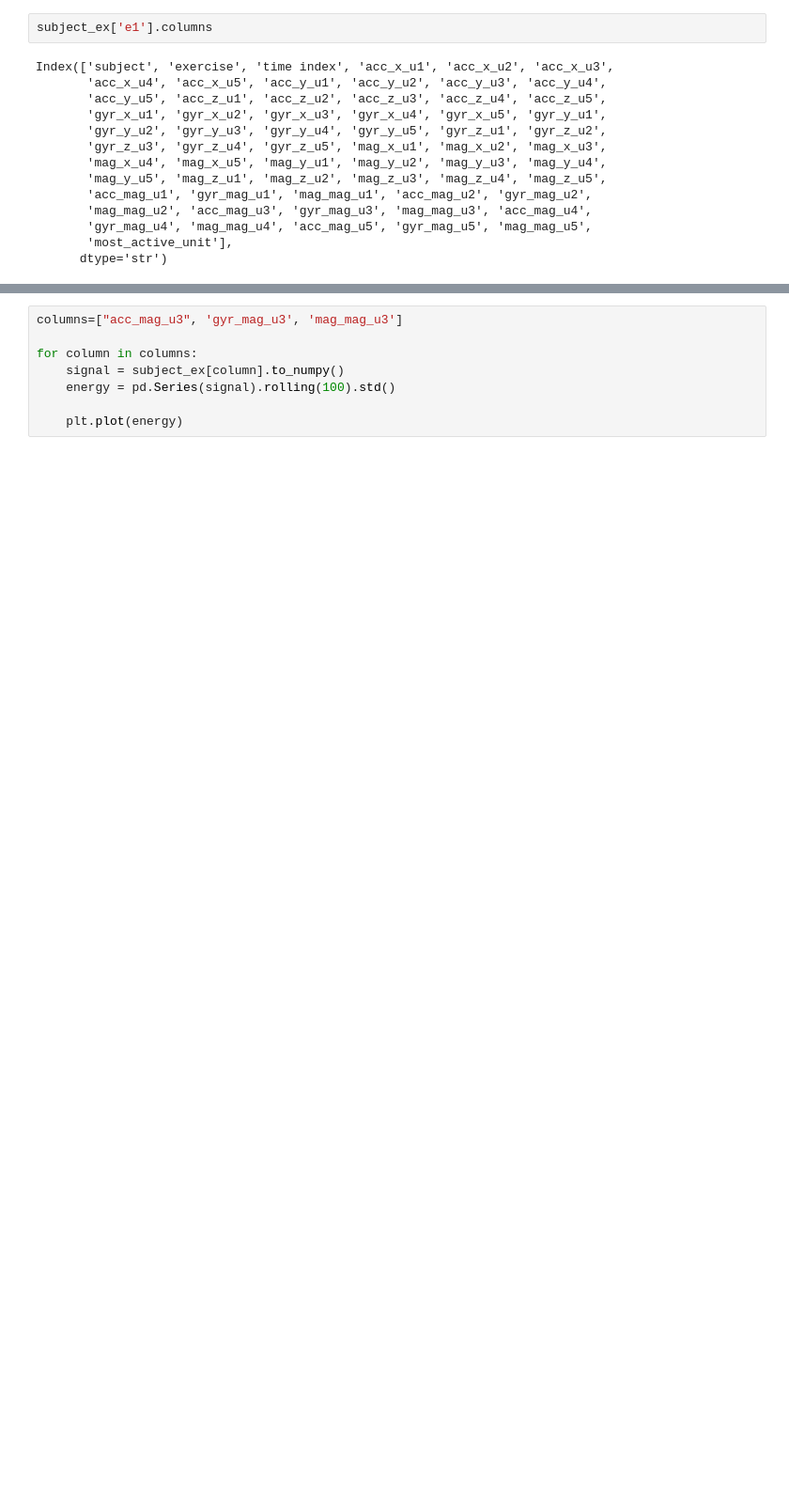
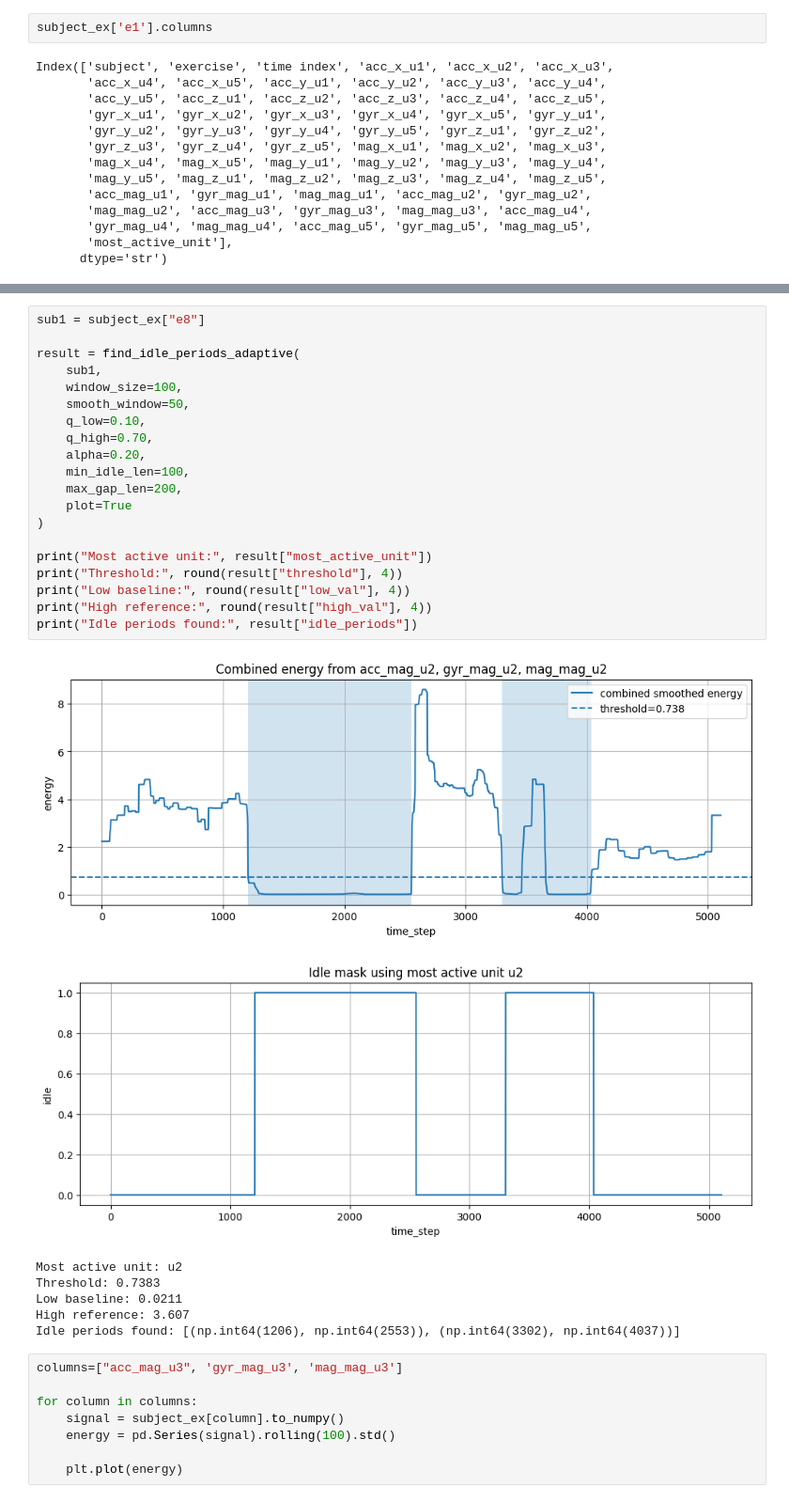
Before and after one commit to alessandrodipiano/wearable-sensor-exercise-recognition, a Jupyter notebook: notebooks/preprocessing.ipynb, the cells around one changed output, grey strips where cells are left out. Shown at 94% size. Drawn from its saved outputs; the diff is of its cells as text; blank space fills up the shorter version.

Commit message:
Idle time fix

```diff
--- a/notebooks/preprocessing.ipynb
+++ b/notebooks/preprocessing.ipynb
@@ -376,3 +461,31 @@ Idle periods found: [(np.int64(1412), np.int64(1962)), (np.int64(3447), np.int64
+# %%
+sub1 = subject_ex["e8"]
+
+result = find_idle_periods_adaptive(
+    sub1,
+    window_size=100,
+    smooth_window=50,
+    q_low=0.10,
+    q_high=0.70,
+    alpha=0.20,
+    min_idle_len=100,
+    max_gap_len=200,
+    plot=True
+)
+
+print("Most active unit:", result["most_active_unit"])
+print("Threshold:", round(result["threshold"], 4))
+print("Low baseline:", round(result["low_val"], 4))
+print("High reference:", round(result["high_val"], 4))
+print("Idle periods found:", result["idle_periods"])
+# %% [output]
+[figure, added]
+[figure, added]
+Most active unit: u2
+Threshold: 0.7383
+Low baseline: 0.0211
+High reference: 3.607
+Idle periods found: [(np.int64(1206), np.int64(2553)), (np.int64(3302), np.int64(4037))]
 # %%
 columns=["acc_mag_u3", 'gyr_mag_u3', 'mag_mag_u3']
 
```
Also changed, not shown: parts of 5 cells of this notebook.
